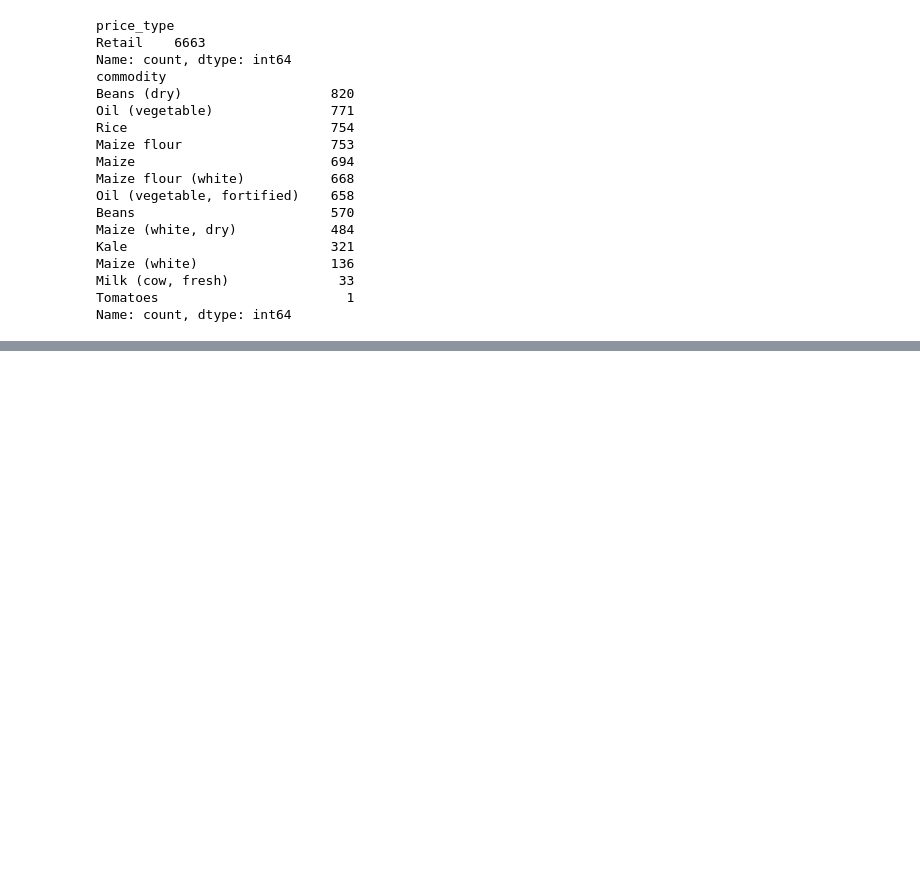
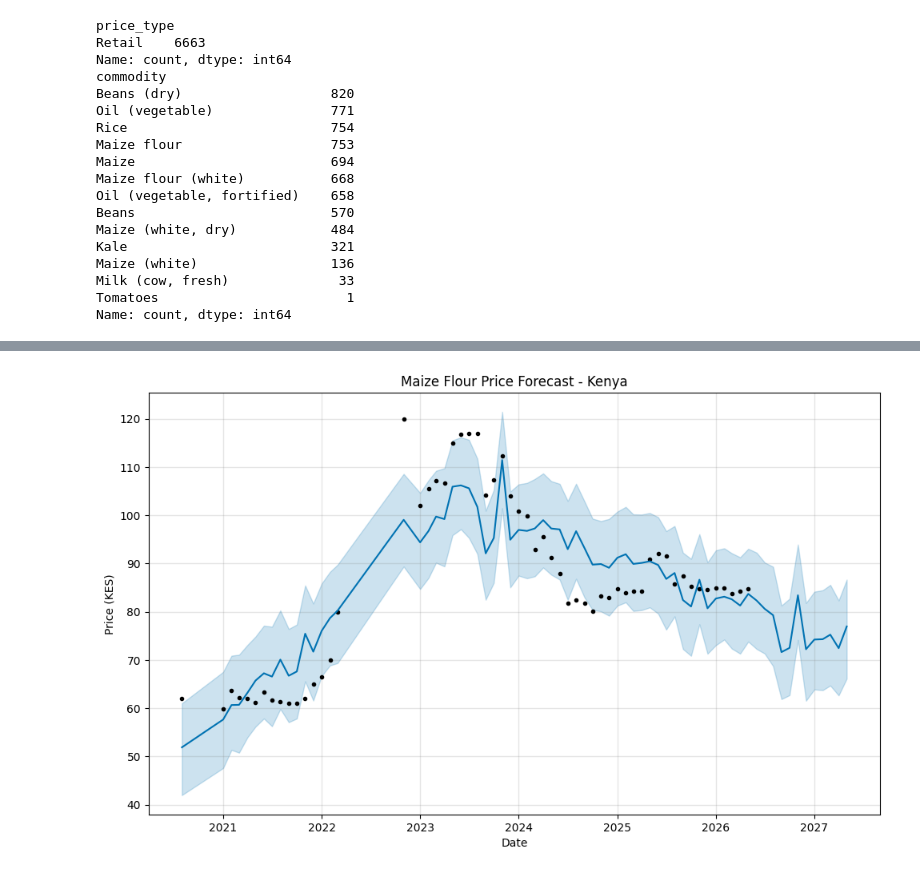
Before and after one commit to Wawira-Muthoni/Kenya_Food_Price-Analytics, a Jupyter notebook: Kenya_food_price_analytics.ipynb, the cells around one changed output, grey strips where cells are left out. Cells and saved outputs as stored; diff of their text form; code cells hidden in the pictures; blank space fills up the shorter version.

```diff
--- a/Kenya_food_price_analytics.ipynb
+++ b/Kenya_food_price_analytics.ipynb
@@ -150,0 +226,18 @@ SyntaxError: invalid syntax. Perhaps you forgot a comma? (3967689566.py, line 12
+# %%
+# Time Series forecasting with Prophet
+
+from prophet import Prophet
+
+# filter the data for maize flour
+
+maize_flour_df = monthly_avg_price[monthly_avg_price['commodity'] == 'Maize flour']
+
+# prepare the data for prophet
+
+df_maize = maize_flour_df.rename(columns={'year_month': 'ds','price':'y'})
+
+df_maize = df_maize.drop(columns=['commodity'])
+
+df_maize['ds'] = df_maize['ds'].dt.to_timestamp()
+print(df_maize.head())
+print(df_maize.dtypes)
@@ -150,0 +254,13 @@ SyntaxError: invalid syntax. Perhaps you forgot a comma? (3967689566.py, line 12
+# %%
+# Fit the Prophet model and make predictions for the next 12 months
+
+model = Prophet()
+
+model.fit(df_maize)
+
+# create a df for future prediction
+future = model.make_future_dataframe(periods=12, freq='MS')
+
+
+forecast = model.predict(future)
+print(forecast[['ds', 'yhat','yhat_lower','yhat_upper']])
@@ -150,0 +284,9 @@ SyntaxError: invalid syntax. Perhaps you forgot a comma? (3967689566.py, line 12
+# %%
+# visualize the forecast
+fig = model.plot(forecast)
+plt.title('Maize Flour Price Forecast - Kenya')
+plt.xlabel('Date')
+plt.ylabel('Price (KES)')
+plt.show()
+# %% [output]
+[figure, added]
```
Also changed, not shown: parts of 16 cells of this notebook.
